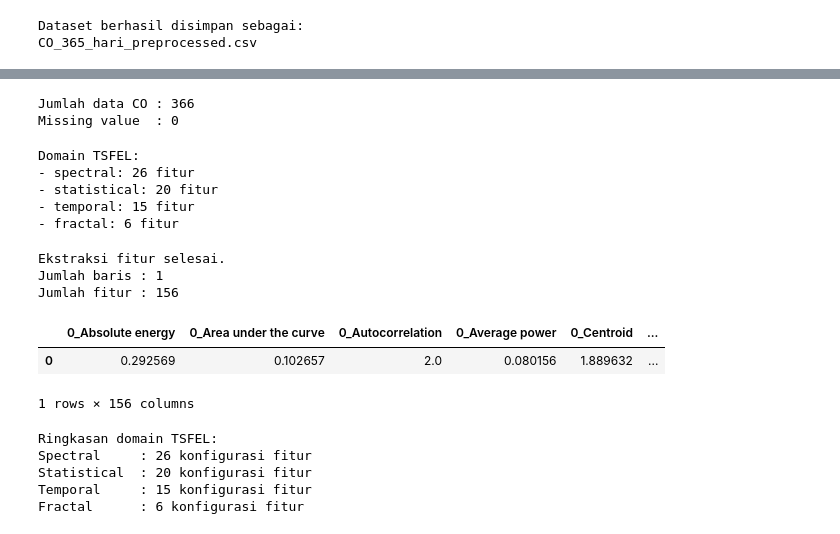
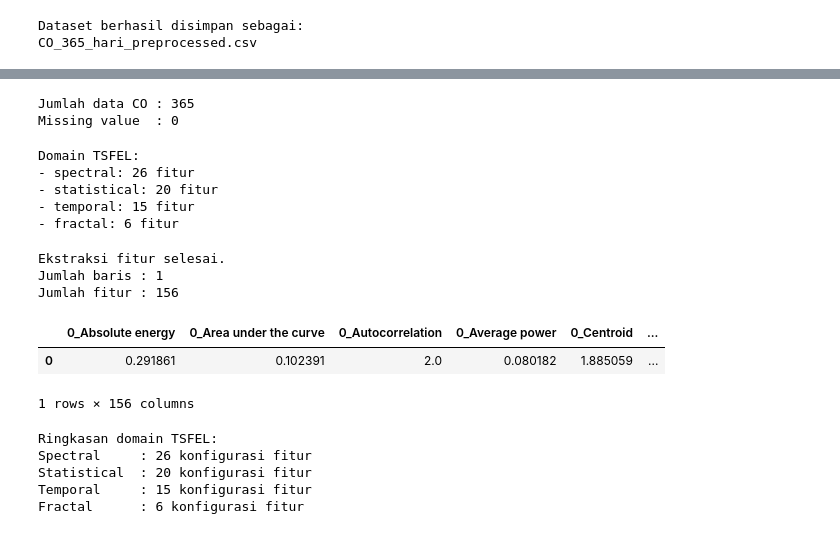
Before and after one commit to MuhammadSirulAmin/psd_b, a Jupyter notebook: tugas_3.ipynb, the cells around one changed output, grey strips where cells are left out. Drawn from its saved outputs; the diff is of its cells as text; code cells hidden in the pictures.

```diff
--- a/tugas_3.ipynb
+++ b/tugas_3.ipynb
@@ -56,13 +77,16 @@ df_co["CO"] = pd.to_numeric(
     errors="coerce"
 )
 
-# Mengurutkan berdasarkan tanggal
-df_co = df_co.sort_values("tanggal").reset_index(drop=True)
+# Menggabungkan pengamatan yang memiliki tanggal sama agar satu baris = satu hari
+df_co = (
+    df_co.groupby("tanggal", as_index=False, sort=True)["CO"]
+    .mean()
+)
 
-print("Jumlah data asli :", len(df_co))
-print("Tanggal awal     :", df_co["tanggal"].min())
-print("Tanggal akhir    :", df_co["tanggal"].max())
-print("Missing CO awal  :", df_co["CO"].isna().sum())
+print("Jumlah data asli   :", len(df_co))
+print("Tanggal awal       :", df_co["tanggal"].min())
+print("Tanggal akhir      :", df_co["tanggal"].max())
+print("Missing CO awal    :", df_co["CO"].isna().sum())
 
 display(df_co.head())
 # %% [output]
@@ -374,7 +422,7 @@ signal_co = df_final_co["CO"].to_numpy()
 print("Jumlah data CO :", len(signal_co))
 print("Missing value  :", np.isnan(signal_co).sum())
 # %% [output]
-Jumlah data CO : 366
+Jumlah data CO : 365
 Missing value  : 0
 # %%
 # Konfigurasi fitur TSFEL
@@ -395,25 +443,26 @@ Domain TSFEL:
 # %%
 # ============================================================
 # EKSTRAKSI FITUR
 # ============================================================
 
 features_co = tsfel.time_series_features_extractor(
     cfg,
     signal_co,
+    fs=100,
     verbose=0
 )
 
 print("Ekstraksi fitur selesai.")
 print("Jumlah baris :", features_co.shape[0])
 print("Jumlah fitur :", features_co.shape[1])
 
 display(features_co)
 # %% [output]
 Ekstraksi fitur selesai.
 Jumlah baris : 1
 Jumlah fitur : 156
 |  | 0_Absolute energy | 0_Area under the curve | 0_Autocorrelation | 0_Average power | 0_Centroid | ... |
-| 0 | 0.292569 | 0.102657 | 2.0 | 0.080156 | 1.889632 | ... |
+| 0 | 0.291861 | 0.102391 | 2.0 | 0.080182 | 1.885059 | ... |
 1 rows × 156 columns
 # %%
 # ============================================================
```
Also changed, not shown: parts of 35 cells of this notebook, 6 other files.
